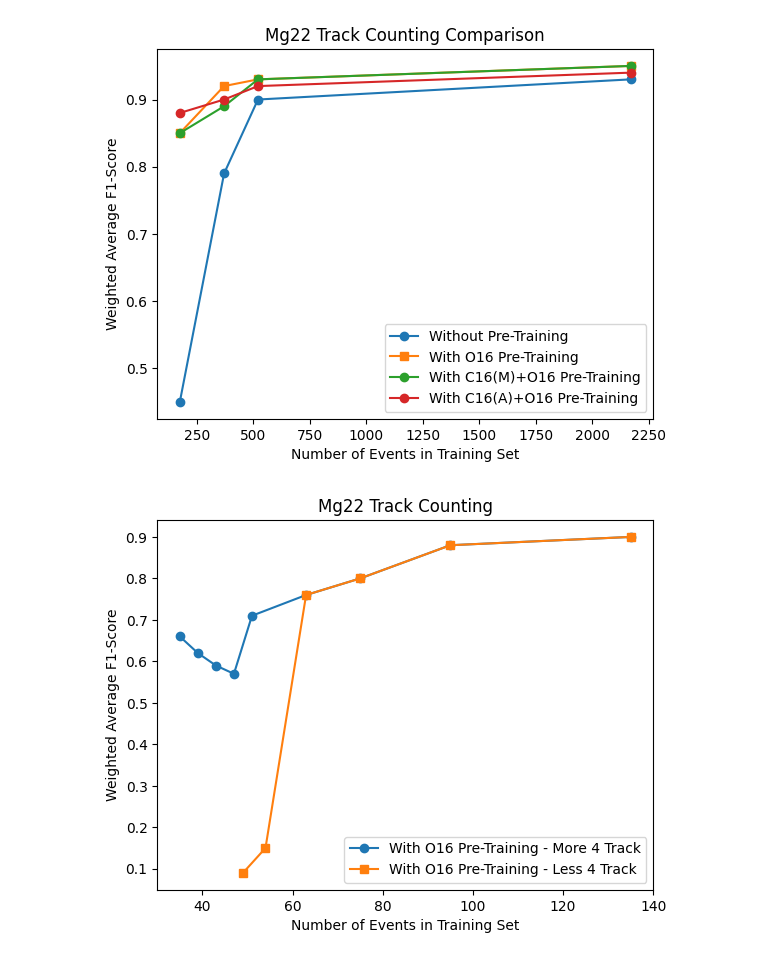
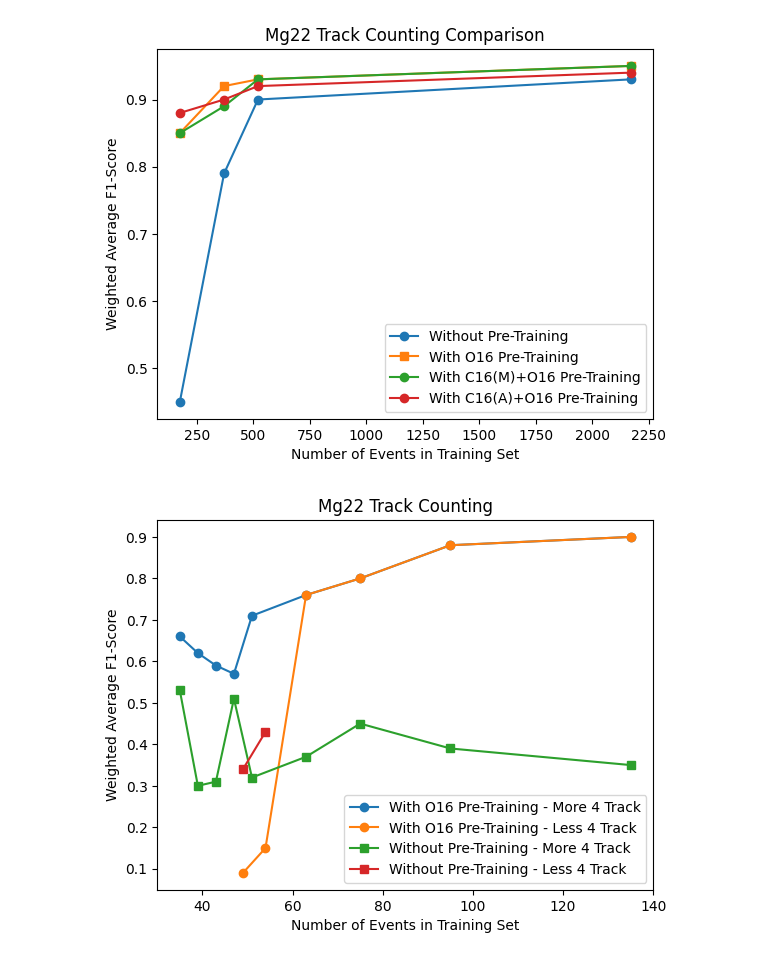
Before and after one commit to alpha-davidson/ATTPCLatent, a Jupyter notebook: Mg22_dw_plot.ipynb, the cells around one changed output. Saved outputs shown, nothing was run; the diff lists cells and outputs as text; code cells hidden in the pictures.

```diff
--- a/Mg22_dw_plot.ipynb
+++ b/Mg22_dw_plot.ipynb
@@ -39,25 +39,33 @@ plt.show()
 # %%
 x1 = [35, 39, 43, 47, 51, 63, 75, 95, 135]
 y1 = [0.66, 0.62, 0.59, 0.57, 0.71, 0.76, 0.8, 0.88, 0.9]
 
 x2 = [49, 54, 63, 75, 95, 135]
 y2 = [0.09, 0.15, 0.76, 0.8, 0.88, 0.9]
 
+x3 = [35, 39, 43, 47, 51, 63, 75, 95, 135]
+y3 = [0.53, 0.30, 0.31, 0.51, 0.32, 0.37, 0.45, 0.39, 0.35]
+
+x4 = [49, 54]
+y4 = [0.34, 0.43]
+
 
 # Create the plot
 plt.plot(x1, y1, label='With O16 Pre-Training - More 4 Track', marker='o')  # Add markers to each point
-plt.plot(x2, y2, label='With O16 Pre-Training - Less 4 Track', marker='s')
+plt.plot(x2, y2, label='With O16 Pre-Training - Less 4 Track', marker='o')
+plt.plot(x3, y3, label='Without Pre-Training - More 4 Track', marker='s')
+plt.plot(x4, y4, label='Without Pre-Training - Less 4 Track', marker='s')
 
 # Add titles and labels
 plt.title('Mg22 Track Counting')
 plt.xlabel('Number of Events in Training Set')
 plt.ylabel('Weighted Average F1-Score')
 
 # Show the legend
 plt.legend()
 # Save the plot
 # plt.savefig('Mg22_Track_Comparison.png')
 # Display the plot
 plt.show()
 # %% [output]
-[figure, old version]
+[figure, new version]
```
Also changed, not shown: 4 other files.
